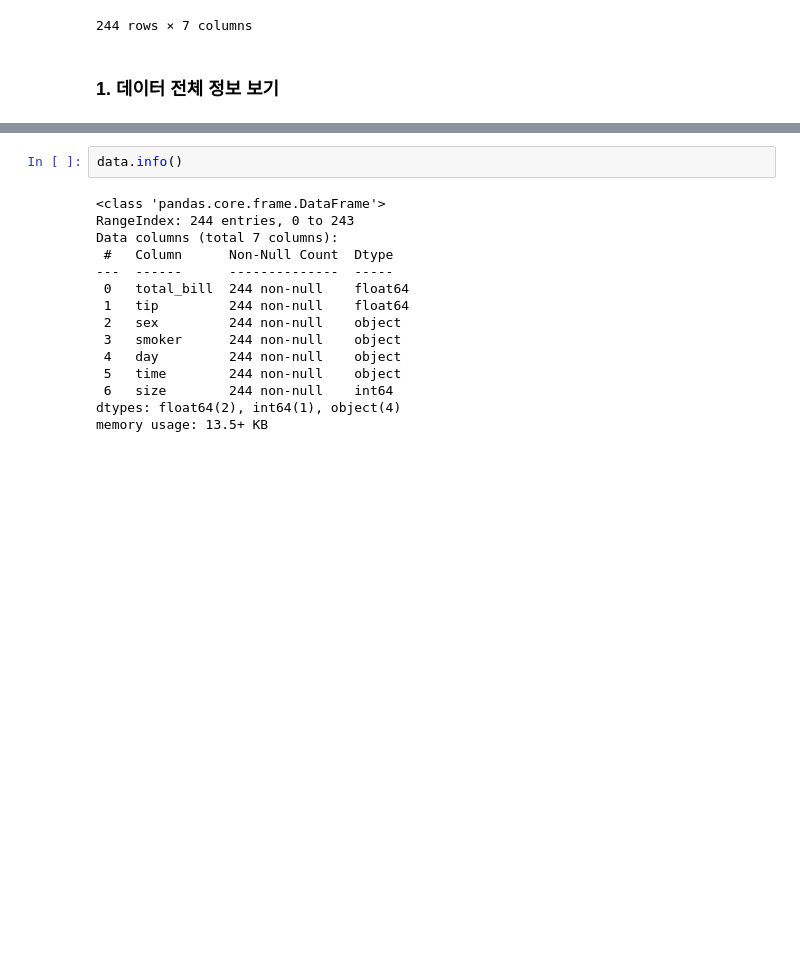
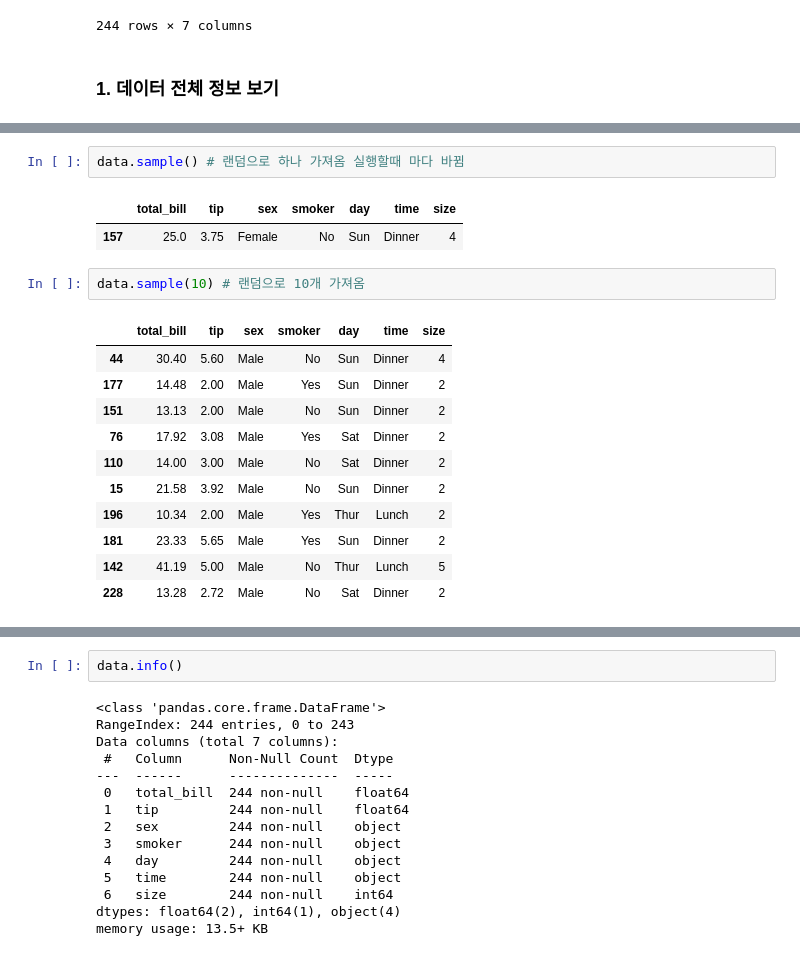
Before and after one commit to YJKim061401/TIL, a Jupyter notebook: python/pandas/20210608_02_pandas.ipynb, the cells around one changed output, grey strips where cells are left out. Cells and saved outputs as stored; diff of their text form; blank space fills up the shorter version.

```diff
--- a/python/pandas/20210608_02_pandas.ipynb
+++ b/python/pandas/20210608_02_pandas.ipynb
@@ -82,0 +134,19 @@ data
+# %%
+data.sample() # 랜덤으로 하나 가져옴 실행할때 마다 바뀜
+# %% [output]
+|  | total_bill | tip | sex | smoker | day | time | size |
+| 157 | 25.0 | 3.75 | Female | No | Sun | Dinner | 4 |
+# %%
+data.sample(10) # 랜덤으로 10개 가져옴
+# %% [output]
+|  | total_bill | tip | sex | smoker | day | time | size |
+| 44 | 30.40 | 5.60 | Male | No | Sun | Dinner | 4 |
+| 177 | 14.48 | 2.00 | Male | Yes | Sun | Dinner | 2 |
+| 151 | 13.13 | 2.00 | Male | No | Sun | Dinner | 2 |
+| 76 | 17.92 | 3.08 | Male | Yes | Sat | Dinner | 2 |
+| 110 | 14.00 | 3.00 | Male | No | Sat | Dinner | 2 |
+| 15 | 21.58 | 3.92 | Male | No | Sun | Dinner | 2 |
+| 196 | 10.34 | 2.00 | Male | Yes | Thur | Lunch | 2 |
+| 181 | 23.33 | 5.65 | Male | Yes | Sun | Dinner | 2 |
+| 142 | 41.19 | 5.00 | Male | No | Thur | Lunch | 5 |
+| 228 | 13.28 | 2.72 | Male | No | Sat | Dinner | 2 |
```
Also changed, not shown: parts of 65 cells of this notebook, 1 other file.
